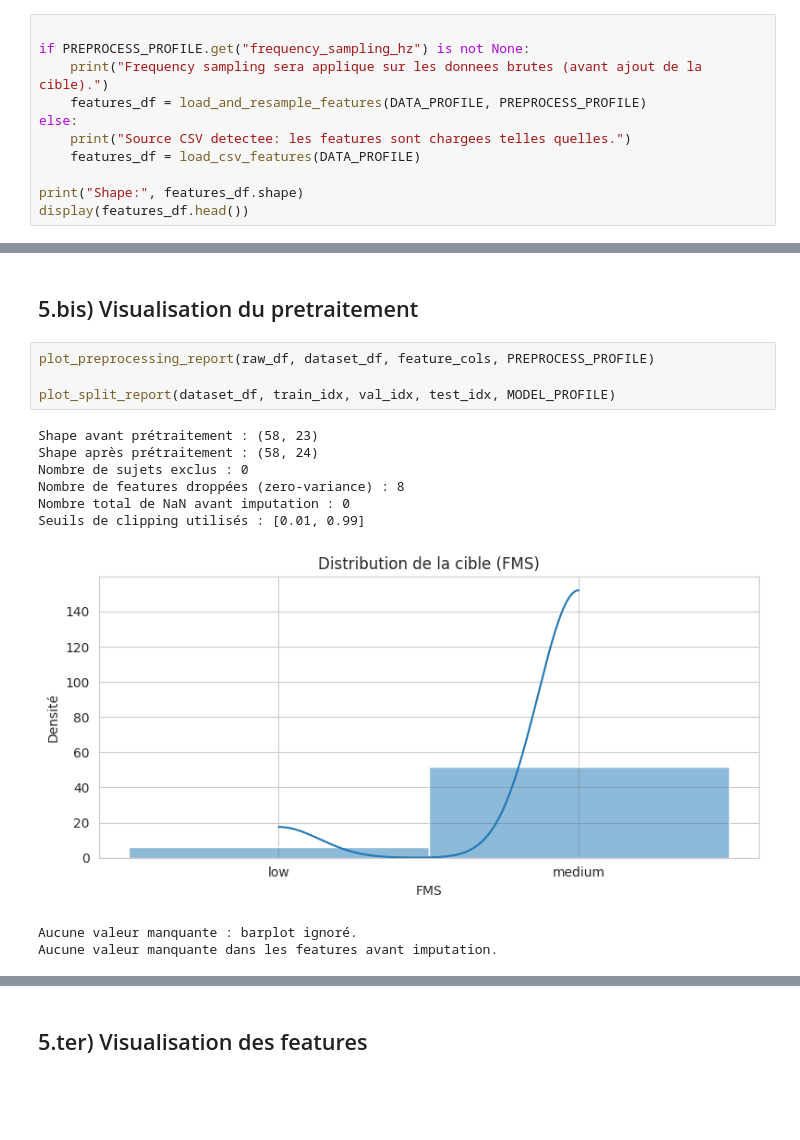
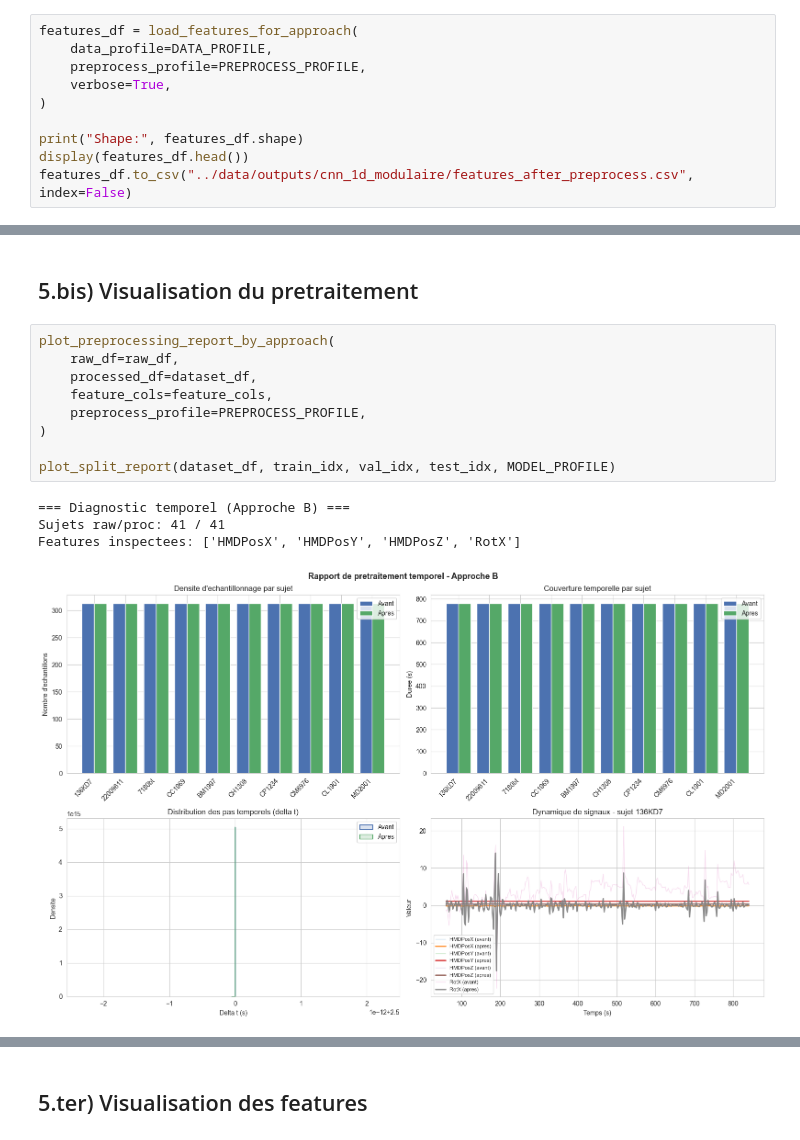
Before and after one commit to LucasCrmt/cybersickness-early-detection, a Jupyter notebook: cybersickness/CNN_1D.ipynb, the cells around one changed output, grey strips where cells are left out. Saved outputs shown, nothing was run; the diff lists cells and outputs as text; blank space fills up the shorter version.

```diff
--- a/cybersickness/CNN_1D.ipynb
+++ b/cybersickness/CNN_1D.ipynb
@@ -181,14 +246,13 @@ Frequency sampling (Hz) : [0.1]
 # %% [markdown]
 ## 3) Construction de representation (Approche A ou B)
 # %%
-
-if PREPROCESS_PROFILE.get("frequency_sampling_hz") is not None:
-    print("Frequency sampling sera applique sur les donnees brutes (avant ajout de la cible).")
-    features_df = load_and_resample_features(DATA_PROFILE, PREPROCESS_PROFILE)
-else:
-    print("Source CSV detectee: les features sont chargees telles quelles.")
-    features_df = load_csv_features(DATA_PROFILE)
+features_df = load_features_for_approach(
+    data_profile=DATA_PROFILE,
+    preprocess_profile=PREPROCESS_PROFILE,
+    verbose=True,
+)
 
 print("Shape:", features_df.shape)
 display(features_df.head())
+features_df.to_csv("../data/outputs/cnn_1d_modulaire/features_after_preprocess.csv", index=False)
 # %% [output]
@@ -316,16 +385,16 @@ Shape train pour deep model: (34, 12, 1)
 # %% [markdown]
 ## 5.bis) Visualisation du pretraitement
 # %%
-plot_preprocessing_report(raw_df, dataset_df, feature_cols, PREPROCESS_PROFILE)
+plot_preprocessing_report_by_approach(
+    raw_df=raw_df,
+    processed_df=dataset_df,
+    feature_cols=feature_cols,
+    preprocess_profile=PREPROCESS_PROFILE,
+)
 
 plot_split_report(dataset_df, train_idx, val_idx, test_idx, MODEL_PROFILE)
 # %% [output]
-Shape avant prétraitement : (58, 23)
-Shape après prétraitement : (58, 24)
-Nombre de sujets exclus : 0
-Nombre de features droppées (zero-variance) : 8
-Nombre total de NaN avant imputation : 0
-Seuils de clipping utilisés : [0.01, 0.99]
+=== Diagnostic temporel (Approche B) ===
+Sujets raw/proc: 41 / 41
+Features inspectees: ['HMDPosX', 'HMDPosY', 'HMDPosZ', 'RotX']
-[figure, old version]
+[figure, new version]
-Aucune valeur manquante : barplot ignoré.
-Aucune valeur manquante dans les features avant imputation.
```
Also changed, not shown: parts of 10 cells of this notebook, 2 other files.
